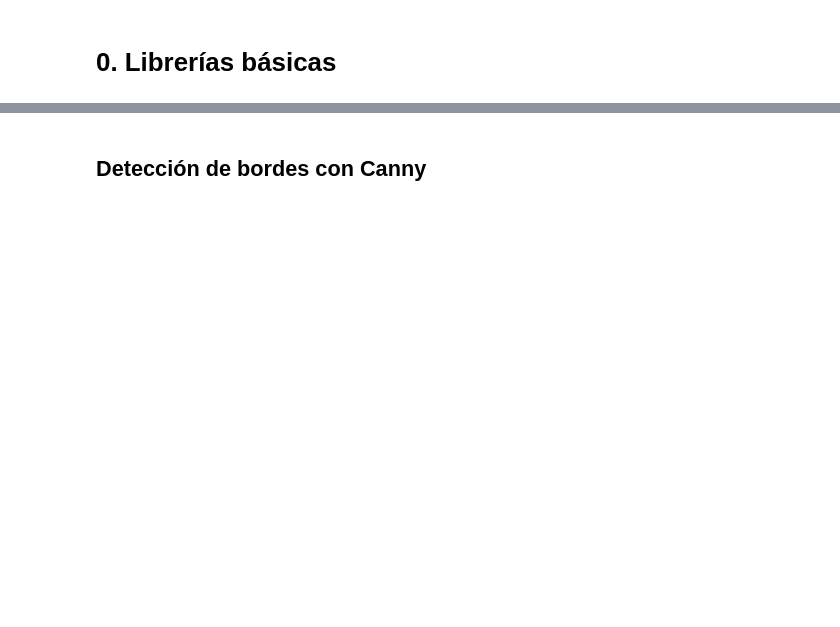
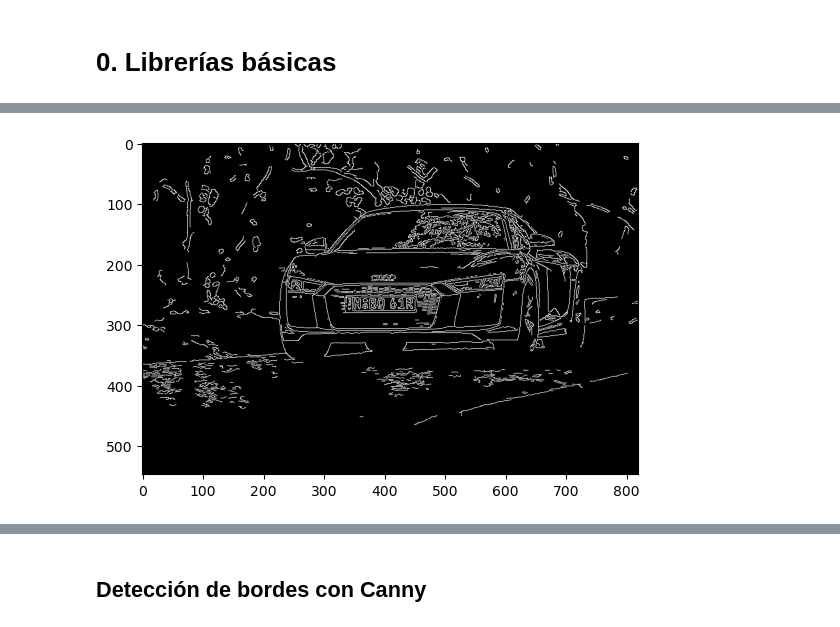
Before and after one commit to cj-chavarria/Deep-Learning-Coursework, a Jupyter notebook: DLCV_04_Bordes_CambioPerspectiva/DLCV_04_OpenCV_Bordes.ipynb, the cells around one changed output, grey strips where cells are left out. Cells and saved outputs as stored; diff of their text form; code cells hidden in the pictures; blank space fills up the shorter version.

```diff
--- a/DLCV_04_Bordes_CambioPerspectiva/DLCV_04_OpenCV_Bordes.ipynb
+++ b/DLCV_04_Bordes_CambioPerspectiva/DLCV_04_OpenCV_Bordes.ipynb
@@ -39,4 +52,10 @@ import cv2 as cv
 # %%
 # Aplicar el detector de bordes de Canny a la imagen en escala de grises
+img_border = cv.Canny(img_gray, 100,200)
+
+plt.imshow(img_border, cmap='gray')
+plt.show()
+# %% [output]
+[figure, added]
 # %%
 # Filtro Gaussiano + Bordes con Canny
```
Also changed, not shown: parts of 4 cells of this notebook.
